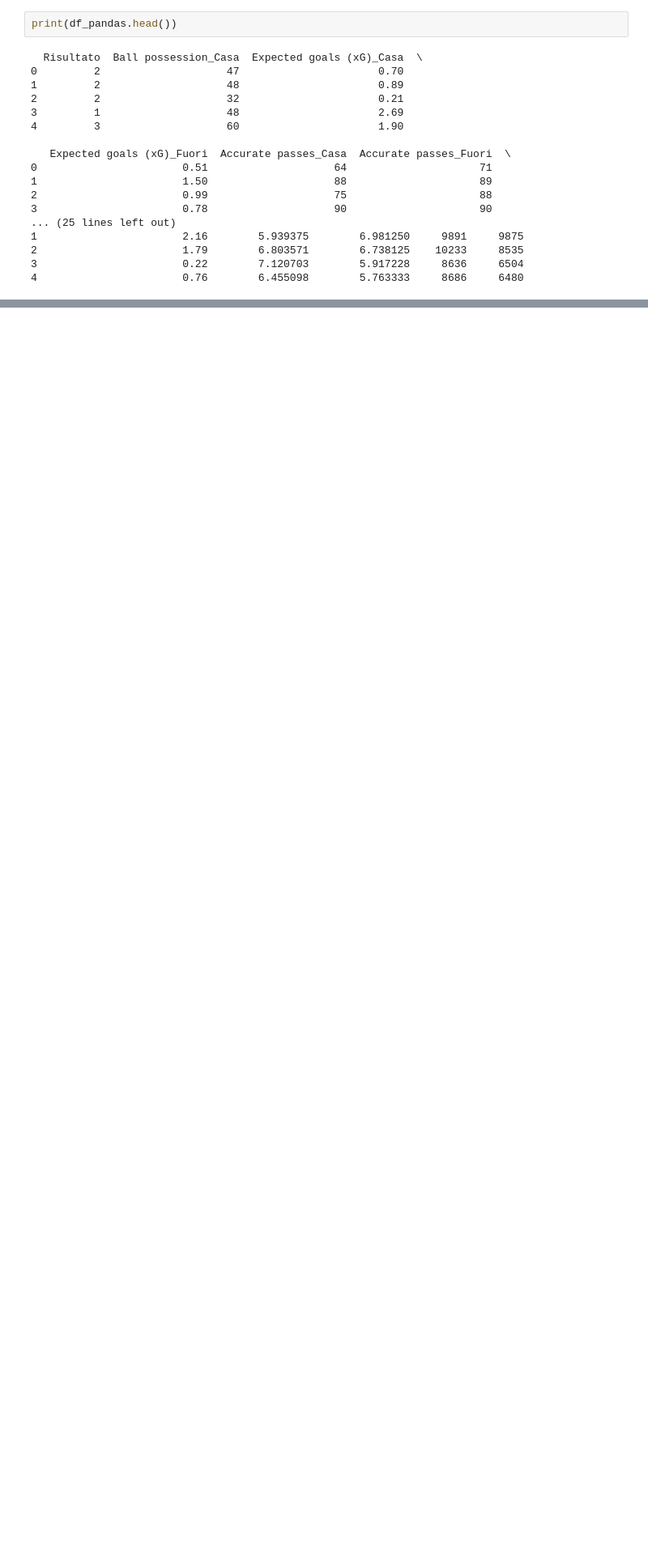
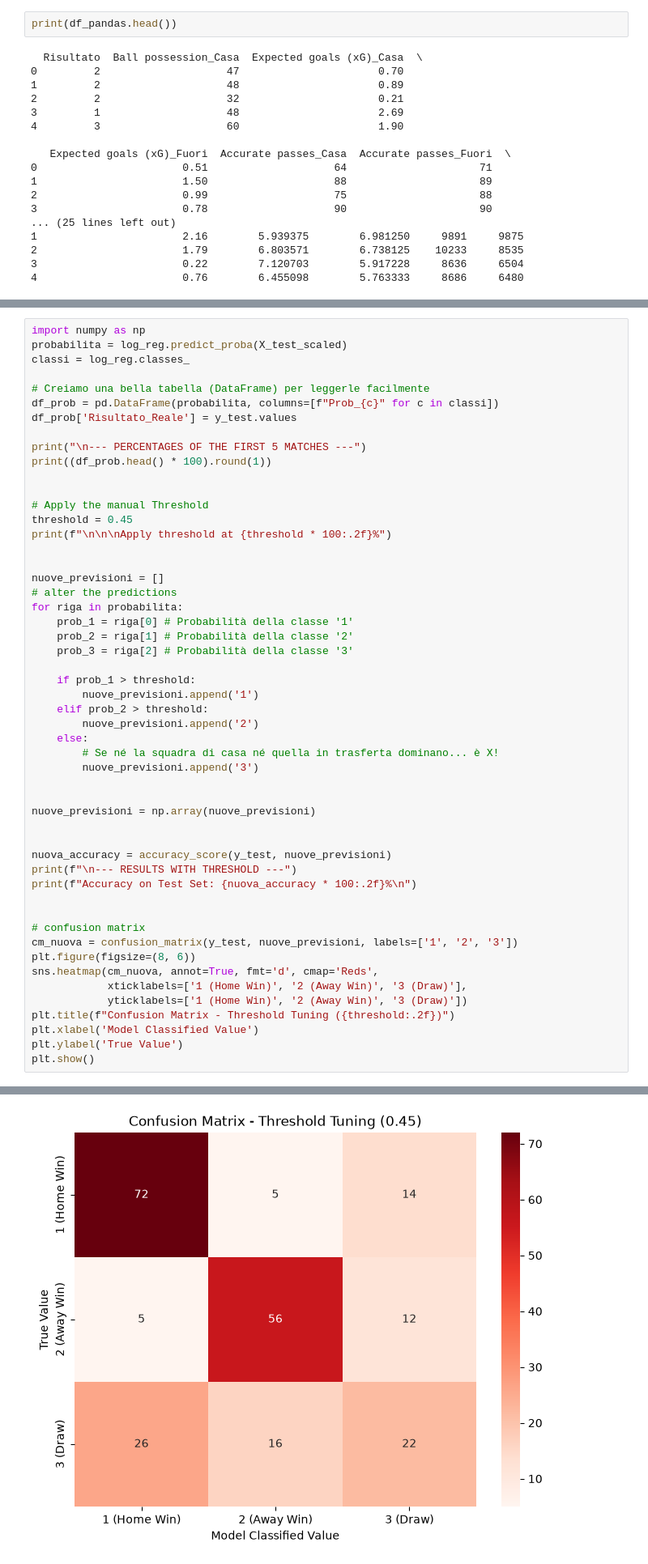
Before and after one commit to piro22/SerieA_DSFB_Project, a Jupyter notebook: API_App/model_training.ipynb, the cells around one changed output, grey strips where cells are left out. Shown at 81% size. Drawn from its saved outputs; the diff is of its cells as text; blank space fills up the shorter version.

```diff
--- a/API_App/model_training.ipynb
+++ b/API_App/model_training.ipynb
@@ -169,0 +266,53 @@ Is the classic model used with sport datasets because it can also give the proba
+# %%
+import numpy as np
+probabilita = log_reg.predict_proba(X_test_scaled)
+classi = log_reg.classes_
+
+# Creiamo una bella tabella (DataFrame) per leggerle facilmente
+df_prob = pd.DataFrame(probabilita, columns=[f"Prob_{c}" for c in classi])
+df_prob['Risultato_Reale'] = y_test.values
+
+print("\n--- PERCENTAGES OF THE FIRST 5 MATCHES ---")
+print((df_prob.head() * 100).round(1))
+
+
+# Apply the manual Threshold
+threshold = 0.45
+print(f"\n\n\nApply threshold at {threshold * 100:.2f}%")
+
+
+nuove_previsioni = []
+# alter the predictions
+for riga in probabilita:
+    prob_1 = riga[0] # Probabilità della classe '1'
+    prob_2 = riga[1] # Probabilità della classe '2'
+    prob_3 = riga[2] # Probabilità della classe '3'
+
+    if prob_1 > threshold:
+        nuove_previsioni.append('1')
+    elif prob_2 > threshold:
+        nuove_previsioni.append('2')
+    else:
+        # Se né la squadra di casa né quella in trasferta dominano... è X!
+        nuove_previsioni.append('3')
+
+
+nuove_previsioni = np.array(nuove_previsioni)
+
+
+nuova_accuracy = accuracy_score(y_test, nuove_previsioni)
+print(f"\n--- RESULTS WITH THRESHOLD ---")
+print(f"Accuracy on Test Set: {nuova_accuracy * 100:.2f}%\n")
+
+
+# confusion matrix
+cm_nuova = confusion_matrix(y_test, nuove_previsioni, labels=['1', '2', '3'])
+plt.figure(figsize=(8, 6))
+sns.heatmap(cm_nuova, annot=True, fmt='d', cmap='Reds',
+            xticklabels=['1 (Home Win)', '2 (Away Win)', '3 (Draw)'],
+            yticklabels=['1 (Home Win)', '2 (Away Win)', '3 (Draw)'])
+plt.title(f"Confusion Matrix - Threshold Tuning ({threshold:.2f})")
+plt.xlabel('Model Classified Value')
+plt.ylabel('True Value')
+plt.show()
+# %% [output]
@@ -169,0 +333 @@ Is the classic model used with sport datasets because it can also give the proba
+[figure, added]
```
Also changed, not shown: parts of 68 cells of this notebook, 3 other files.
